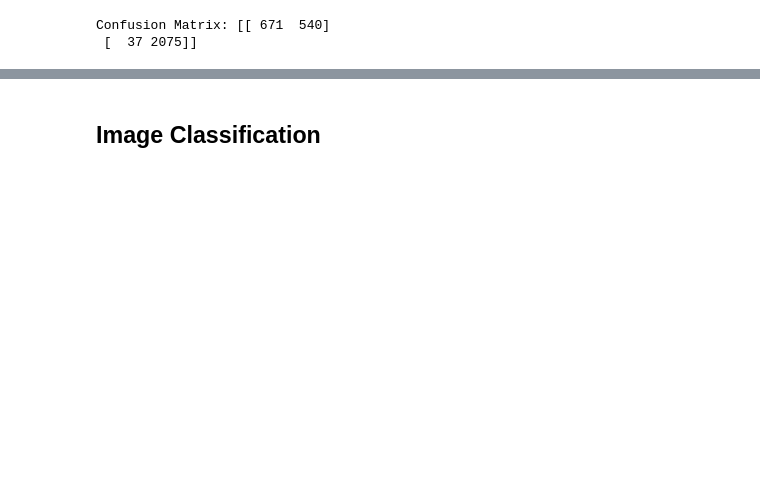
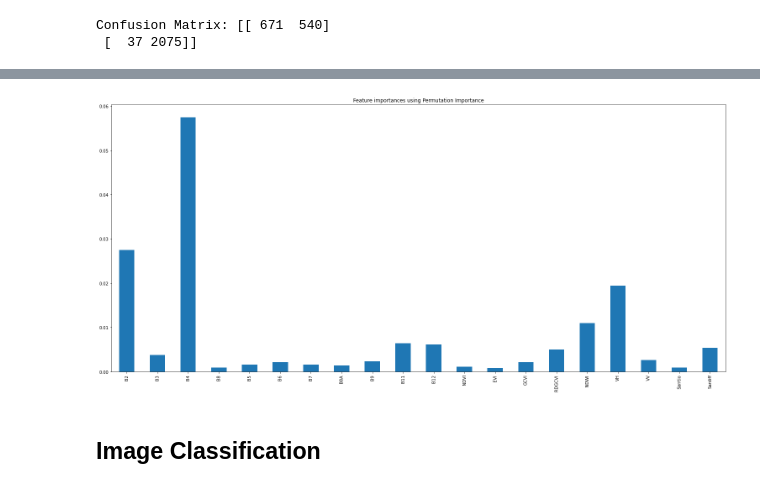
Before and after one commit to adebowaledaniel/sg-mapping, a Jupyter notebook: sci-kit learn/Sci-kit learn2.ipynb, the cells around one changed output, grey strips where cells are left out. Cells and saved outputs as stored; diff of their text form; code cells hidden in the pictures; blank space fills up the shorter version.

```diff
--- a/sci-kit learn/Sci-kit learn2.ipynb
+++ b/sci-kit learn/Sci-kit learn2.ipynb
@@ -162,8 +165,20 @@ fig.tight_layout()
+# %%
+rimp = pd.Series(imp['importances_mean'])
+x_labels = all_band
+fig, ax = plt.subplots()
+rimp.plot.bar(ax=ax)
+ax.set_title("Feature importances using Permutation Importance")
+# ax.set_ylabel("Mean decrease in impurity")
+ax.set_xticklabels(x_labels)
+fig.set_size_inches(21, 10)
+fig.tight_layout()
+# %% [output]
+[figure, added]
 # %%
 #output path
 out_dir = r'C:.\Sugarcane\sci-kit learn\result'
-# %% [markdown]
-## Image Classification
+# %% [markdown]
+## Image Classification
 # %%
 # predict over the entire input image
 new_image = img_path
```
Also changed, not shown: parts of 19 cells of this notebook.
